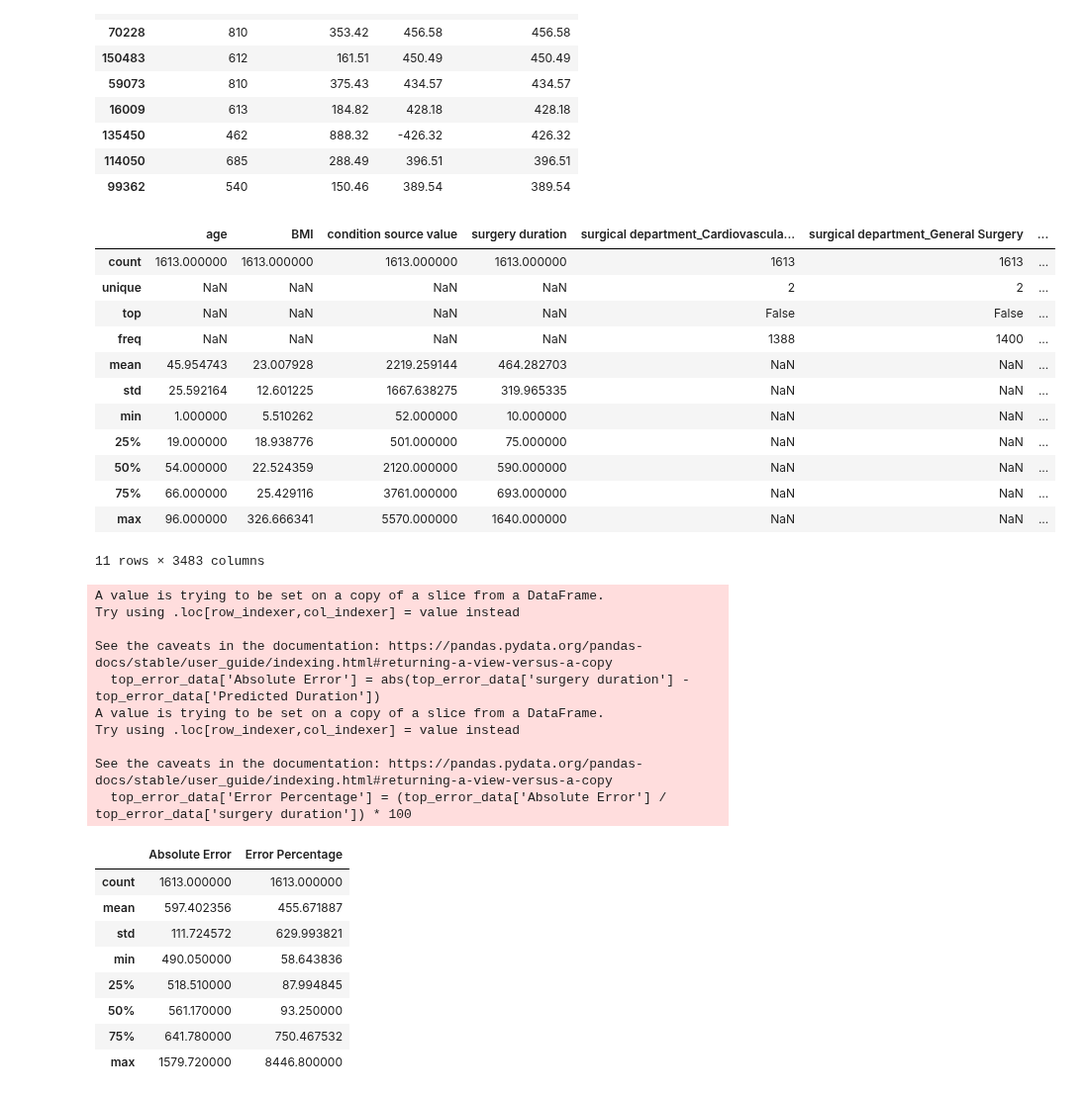
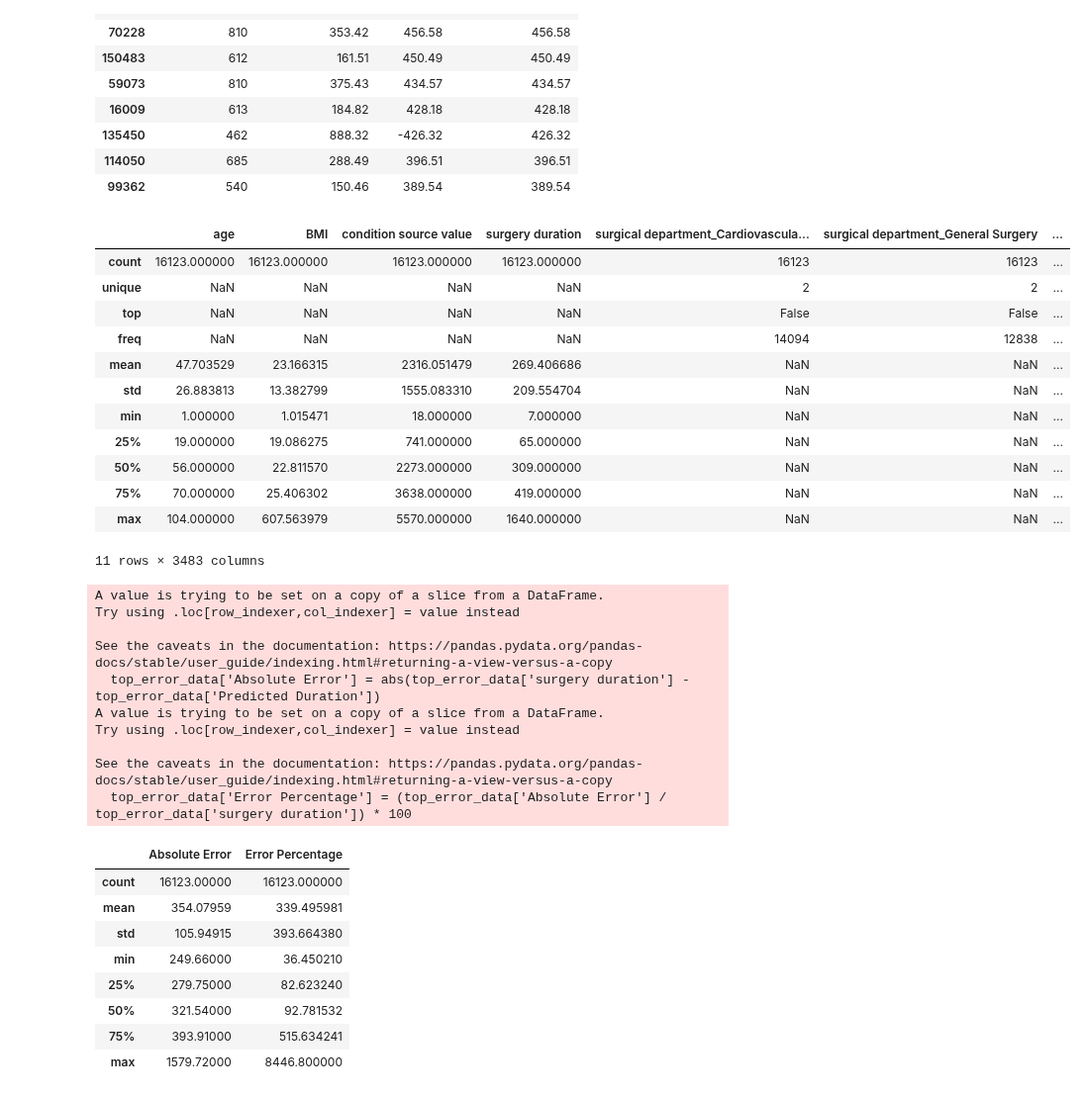
Before and after one commit to devguno/Surgical-Duration-Prediction, a Jupyter notebook: 0104변형3.ipynb, the cells around one changed output. Shown at 99% size. Saved outputs shown, nothing was run; the diff lists cells and outputs as text; code cells hidden in the pictures.

```diff
--- a/0104변형3.ipynb
+++ b/0104변형3.ipynb
@@ -263,47 +263,47 @@ general_surgery_analysis_test_sorted.head(10)  # Displaying the top 10 entries w
 all_predictions = []
 
 # Loop through each department, predict, and store the results
 for dept in departments:
     dept_col_name = 'surgical department_' + dept
     dept_data = df_encoded[df_encoded[dept_col_name] == 1]
 
     if len(dept_data) > 0:
-        X_dept = dept_data.drop('surgery duration', axis=1)
+        X_dept = dept_data.drop(['surgery duration', 'Predicted Duration', 'Absolute Difference'], axis=1, errors='ignore')
         model = default_models[dept]
         dept_predictions = model.predict(X_dept)
         all_predictions.extend(dept_predictions)
 
 # Add the predictions to the original dataframe
 df_encoded['Predicted Duration'] = all_predictions
 
 # Calculate the absolute difference for the entire dataset
 df_encoded['Absolute Difference'] = abs(df_encoded['surgery duration'] - df_encoded['Predicted Duration'])
 
 # Sorting by highest errors
 sorted_by_error = df_encoded.sort_values(by='Absolute Difference', ascending=False)
 
-# Extracting top error data points for analysis (e.g., top 1%)
-top_error_percentile = 99
+# Extracting top error data points for analysis (e.g., top 10%)
+top_error_percentile = 90
 top_error_threshold = np.percentile(sorted_by_error['Absolute Difference'], top_error_percentile)
 top_error_data = sorted_by_error[sorted_by_error['Absolute Difference'] >= top_error_threshold]
 
 # Analyzing common characteristics in top error data points
 top_error_analysis = top_error_data.describe(include='all')
 
 top_error_analysis
 # %% [output]
 |  | age | BMI | condition source value | surgery duration | surgical department_Cardiovascula... | surgical department_General Surgery | ... |
-| count | 1613.000000 | 1613.000000 | 1613.000000 | 1613.000000 | 1613 | 1613 | ... |
+| count | 16123.000000 | 16123.000000 | 16123.000000 | 16123.000000 | 16123 | 16123 | ... |
 | unique | NaN | NaN | NaN | NaN | 2 | 2 | ... |
 | top | NaN | NaN | NaN | NaN | False | False | ... |
-| freq | NaN | NaN | NaN | NaN | 1388 | 1400 | ... |
-| mean | 45.954743 | 23.007928 | 2219.259144 | 464.282703 | NaN | NaN | ... |
-| std | 25.592164 | 12.601225 | 1667.638275 | 319.965335 | NaN | NaN | ... |
-| min | 1.000000 | 5.510262 | 52.000000 | 10.000000 | NaN | NaN | ... |
-| 25% | 19.000000 | 18.938776 | 501.000000 | 75.000000 | NaN | NaN | ... |
-| 50% | 54.000000 | 22.524359 | 2120.000000 | 590.000000 | NaN | NaN | ... |
-| 75% | 66.000000 | 25.429116 | 3761.000000 | 693.000000 | NaN | NaN | ... |
-| max | 96.000000 | 326.666341 | 5570.000000 | 1640.000000 | NaN | NaN | ... |
+| freq | NaN | NaN | NaN | NaN | 14094 | 12838 | ... |
+| mean | 47.703529 | 23.166315 | 2316.051479 | 269.406686 | NaN | NaN | ... |
+| std | 26.883813 | 13.382799 | 1555.083310 | 209.554704 | NaN | NaN | ... |
+| min | 1.000000 | 1.015471 | 18.000000 | 7.000000 | NaN | NaN | ... |
+| 25% | 19.000000 | 19.086275 | 741.000000 | 65.000000 | NaN | NaN | ... |
+| 50% | 56.000000 | 22.811570 | 2273.000000 | 309.000000 | NaN | NaN | ... |
+| 75% | 70.000000 | 25.406302 | 3638.000000 | 419.000000 | NaN | NaN | ... |
+| max | 104.000000 | 607.563979 | 5570.000000 | 1640.000000 | NaN | NaN | ... |
 11 rows × 3483 columns
 # %%
 # Calculating the absolute error and error percentage for the top error data
@@ -325,11 +325,11 @@ Try using .loc[row_indexer,col_indexer] = value instead
 See the caveats in the documentation: https://pandas.pydata.org/pandas-docs/stable/user_guide/indexing.html#returning-a-view-versus-a-copy
   top_error_data['Error Percentage'] = (top_error_data['Absolute Error'] / top_error_data['surgery duration']) * 100
 |  | Absolute Error | Error Percentage |
-| count | 1613.000000 | 1613.000000 |
-| mean | 597.402356 | 455.671887 |
-| std | 111.724572 | 629.993821 |
-| min | 490.050000 | 58.643836 |
-| 25% | 518.510000 | 87.994845 |
-| 50% | 561.170000 | 93.250000 |
-| 75% | 641.780000 | 750.467532 |
-| max | 1579.720000 | 8446.800000 |
+| count | 16123.00000 | 16123.000000 |
+| mean | 354.07959 | 339.495981 |
+| std | 105.94915 | 393.664380 |
+| min | 249.66000 | 36.450210 |
+| 25% | 279.75000 | 82.623240 |
+| 50% | 321.54000 | 92.781532 |
+| 75% | 393.91000 | 515.634241 |
+| max | 1579.72000 | 8446.800000 |
```
Also changed, not shown: parts of 25 cells of this notebook, 2 other files.
